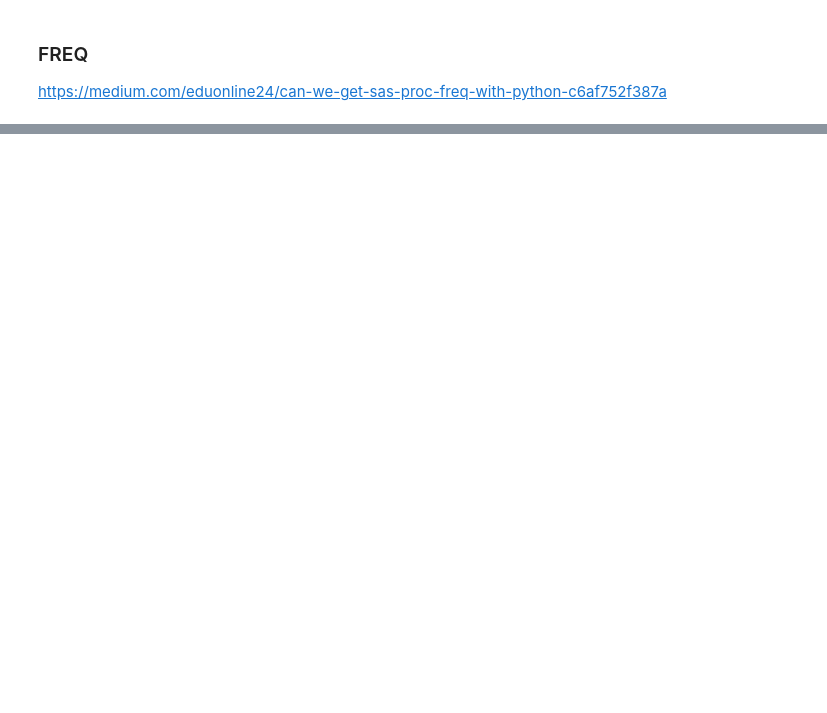
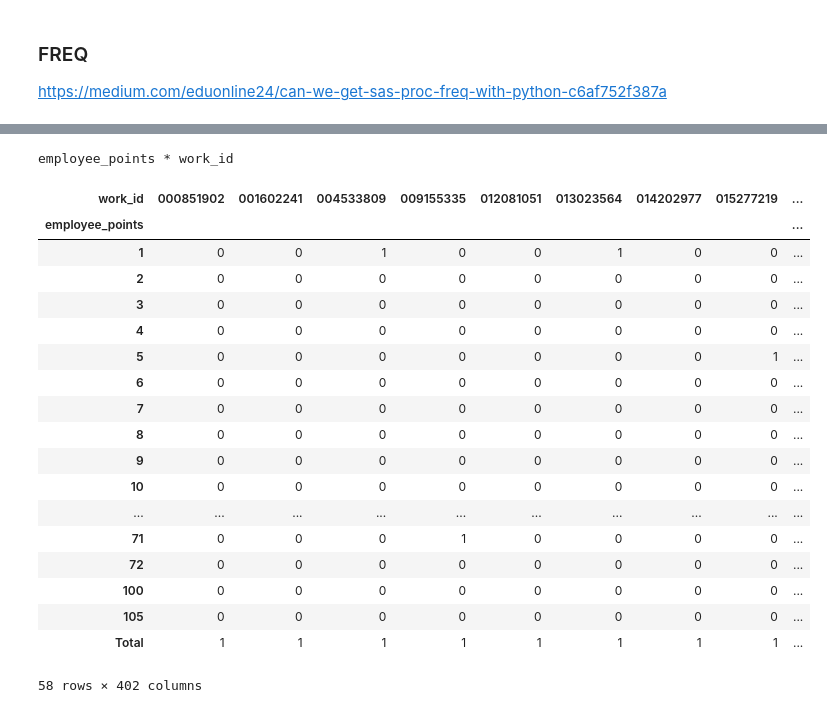
Before and after one commit to statisticsnorway/ssb-utdanning, a Jupyter notebook: 04_proc.ipynb, the cells around one changed output, grey strips where cells are left out. Drawn from its saved outputs; the diff is of its cells as text; code cells hidden in the pictures; blank space fills up the shorter version.

Commit message:
Fixed daplaflag

```diff
--- a/04_proc.ipynb
+++ b/04_proc.ipynb
@@ -123,3 +161,28 @@ region_code * employee_points
+# %%
+#dapla
+# Cross table of 'employee_points' and 'the first column'
+freq(df, cols = 'employee_points*0')
+# %% [output]
+employee_points * work_id
+| work_id | 000851902 | 001602241 | 004533809 | 009155335 | 012081051 | 013023564 | 014202977 | 015277219 | ... |
+| employee_points |  |  |  |  |  |  |  |  | ... |
+| 1 | 0 | 0 | 1 | 0 | 0 | 1 | 0 | 0 | ... |
+| 2 | 0 | 0 | 0 | 0 | 0 | 0 | 0 | 0 | ... |
+| 3 | 0 | 0 | 0 | 0 | 0 | 0 | 0 | 0 | ... |
+| 4 | 0 | 0 | 0 | 0 | 0 | 0 | 0 | 0 | ... |
+| 5 | 0 | 0 | 0 | 0 | 0 | 0 | 0 | 1 | ... |
+| 6 | 0 | 0 | 0 | 0 | 0 | 0 | 0 | 0 | ... |
+| 7 | 0 | 0 | 0 | 0 | 0 | 0 | 0 | 0 | ... |
+| 8 | 0 | 0 | 0 | 0 | 0 | 0 | 0 | 0 | ... |
+| 9 | 0 | 0 | 0 | 0 | 0 | 0 | 0 | 0 | ... |
+| 10 | 0 | 0 | 0 | 0 | 0 | 0 | 0 | 0 | ... |
+| ... | ... | ... | ... | ... | ... | ... | ... | ... | ... |
+| 71 | 0 | 0 | 0 | 1 | 0 | 0 | 0 | 0 | ... |
+| 72 | 0 | 0 | 0 | 0 | 0 | 0 | 0 | 0 | ... |
+| 100 | 0 | 0 | 0 | 0 | 0 | 0 | 0 | 0 | ... |
+| 105 | 0 | 0 | 0 | 0 | 0 | 0 | 0 | 0 | ... |
+| Total | 1 | 1 | 1 | 1 | 1 | 1 | 1 | 1 | ... |
+58 rows × 402 columns
 # %%
 #dapla
 # Minimal return
```
Also changed, not shown: parts of 7 cells of this notebook, 1 other file.
